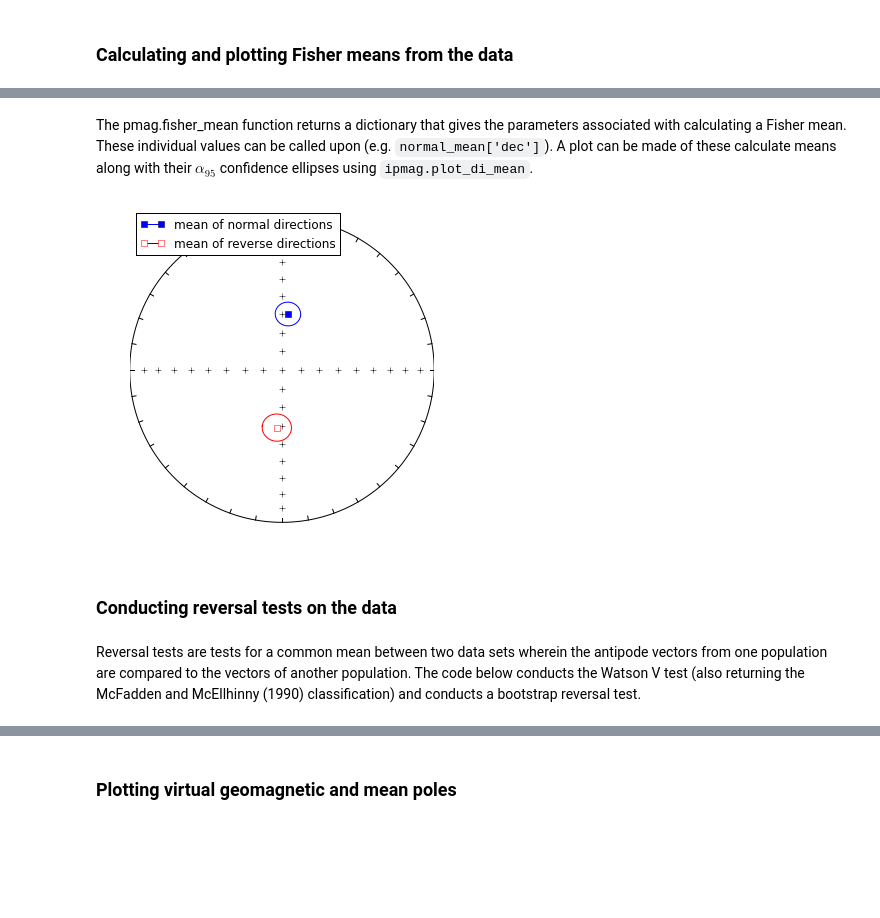
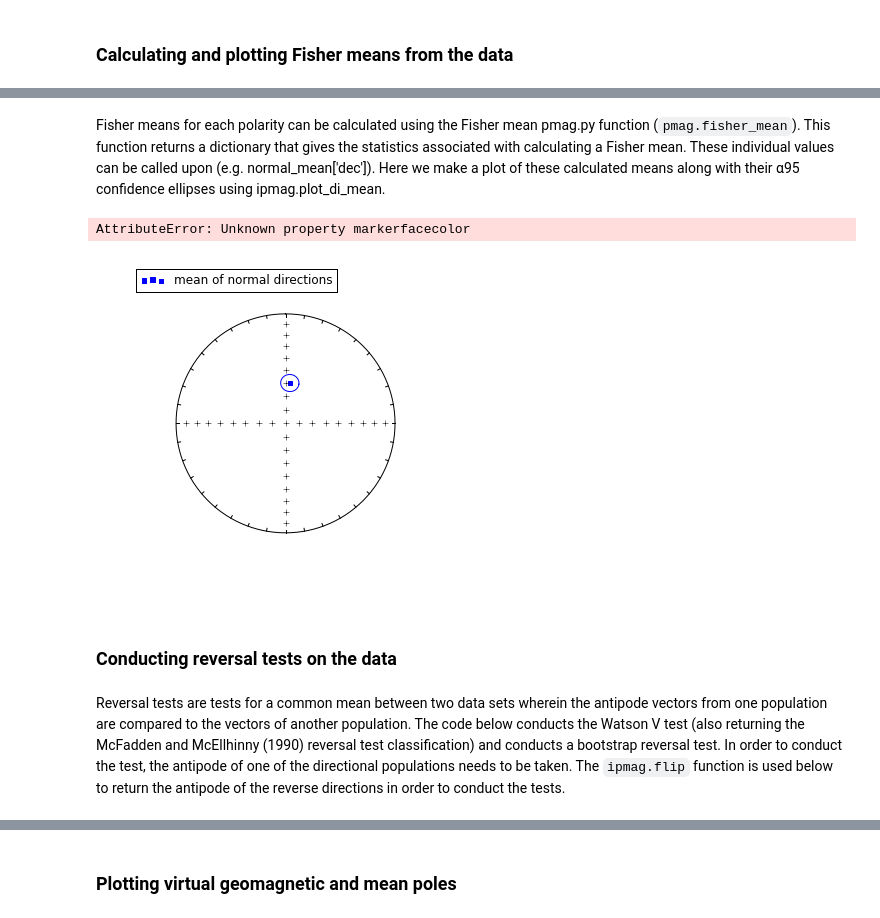
Before and after one commit to PmagPy/2016_Tauxe-et-al_PmagPy_Notebooks, a Jupyter notebook: PmagPy_notebook.ipynb, the cells around one changed output, grey strips where cells are left out. Cells and saved outputs as stored; diff of their text form; code cells hidden in the pictures; blank space fills up the shorter version.

```diff
--- a/PmagPy_notebook.ipynb
+++ b/PmagPy_notebook.ipynb
@@ -64,2 +35,7 @@ results.head()
+# %%
+#read in the data from the data file as a pandas DataFrame
+data = pd.read_csv('Tauxe04_MagIC/pmag_results.txt',sep='	',header=1)
+# strip out results that are blank
+DI_results = data.dropna(subset = ['average_dec'])
 # %% [markdown]
 ### Plotting site mean directions
@@ -85,0 +56,7 @@ reverse_mean = pmag.fisher_mean(reverse_directions)
+# %%
+#make an 2xn array with all the declinations and inclinations
+DIblock=np.array([DI_results.average_dec,DI_results.average_inc]).transpose()
+# calculate the principle direction for the data set
+principal=pmag.doprinc(DIblock)
+print 'Principal direction declination: ' + '%7.1f'%(principal['dec'])
+print 'Principal direction inclination: ' + '%7.1f'%(principal['inc'])
@@ -85,0 +66,7 @@ reverse_mean = pmag.fisher_mean(reverse_directions)
+# %%
+DI_results['principal_dec'] = principal['dec']
+DI_results['principal_inc'] = principal['inc']
+principal_block=np.array([DI_results.principal_dec,DI_results.principal_inc]).transpose()
+DI_results['angle'] = pmag.angle(DIblock,principal_block)
+DI_results.ix[DI_results.angle>90,'polarity'] = 'Reverse'
+DI_results.ix[DI_results.angle<=90,'polarity'] = 'Normal'
@@ -85,0 +75,11 @@ reverse_mean = pmag.fisher_mean(reverse_directions)
+# %%
+normal_data = DI_results.ix[DI_results.polarity=='Normal'].reset_index(drop=True)
+reverse_data = DI_results.ix[DI_results.polarity=='Reverse'].reset_index(drop=True)
+
+plt.figure(num=fignum,figsize=(6,6),dpi=160)
+ipmag.plot_net(fignum)
+plt.title('Snake River site mean equal area plot')
+ipmag.plot_di(normal_data['average_dec'],normal_data['average_inc'],color='b',label='normal data')
+ipmag.plot_di(reverse_data['average_dec'],reverse_data['average_inc'],color='r',label='reverse data')
+plt.legend(loc=4)
+plt.show()
@@ -86,19 +88,25 @@ reverse_mean = pmag.fisher_mean(reverse_directions)
 # %% [markdown]
-The pmag.fisher_mean function returns a dictionary that gives the parameters associated with calculating a Fisher mean. These individual values can be called upon (e.g. `normal_mean['dec']`). A plot can be made of these calculate means along with their $\alpha_{95}$ confidence ellipses using `ipmag.plot_di_mean`.
+ Fisher means for each polarity can be calculated using the Fisher mean pmag.py function (`pmag.fisher_mean`). This function returns a dictionary that gives the statistics associated with calculating a Fisher mean. These individual values can be called upon (e.g. normal_mean['dec']). Here we make a plot of these calculated means along with their α95 confidence ellipses using ipmag.plot_di_mean.
 # %%
-fignum = 1
+normal_directions = normal_data[['average_dec','average_inc']].values
+reverse_directions = reverse_data[['average_dec','average_inc']].values
+
+normal_mean = pmag.fisher_mean(normal_directions)
+reverse_mean = pmag.fisher_mean(reverse_directions)
+
 plt.figure(num=fignum,figsize=(5,5))
 ipmag.plot_net(fignum)
 ipmag.plot_di_mean(normal_mean['dec'],normal_mean['inc'],normal_mean['alpha95'],
                   color='b',marker='s',label='mean of normal directions',legend='yes')
 ipmag.plot_di_mean(reverse_mean['dec'],reverse_mean['inc'],reverse_mean['alpha95'],
                   color='r',marker='s',label='mean of reverse directions',legend='yes')
 # %% [output]
+AttributeError: Unknown property markerfacecolor
-[figure, old version]
+[figure, new version]
 # %% [markdown]
 ### Conducting reversal tests on the data
 # %% [markdown]
-Reversal tests are tests for a common mean between two data sets wherein the antipode vectors from one population are compared to the vectors of another population. The code below conducts the Watson V test (also returning the McFadden and McEllhinny (1990) classification) and conducts a bootstrap reversal test.
+Reversal tests are tests for a common mean between two data sets wherein the antipode vectors from one population are compared to the vectors of another population. The code below conducts the Watson V test (also returning the McFadden and McEllhinny (1990) reversal test classification) and conducts a bootstrap reversal test. In order to conduct the test, the antipode of one of the directional populations needs to be taken. The `ipmag.flip` function is used below to return the antipode of the reverse directions in order to conduct the tests.
 # %%
 ipmag.watson_common_mean(normal_directions,ipmag.flip(reverse_directions),NumSims=1000,plot='yes')
 # %% [output]
```
Also changed, not shown: parts of 35 cells of this notebook, 39 other files.
